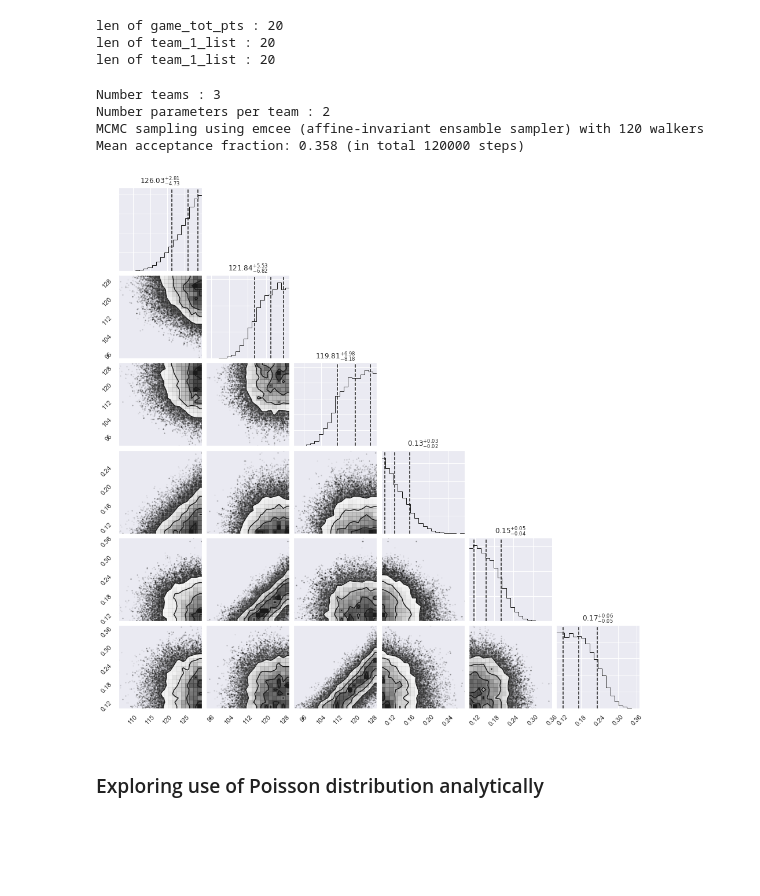
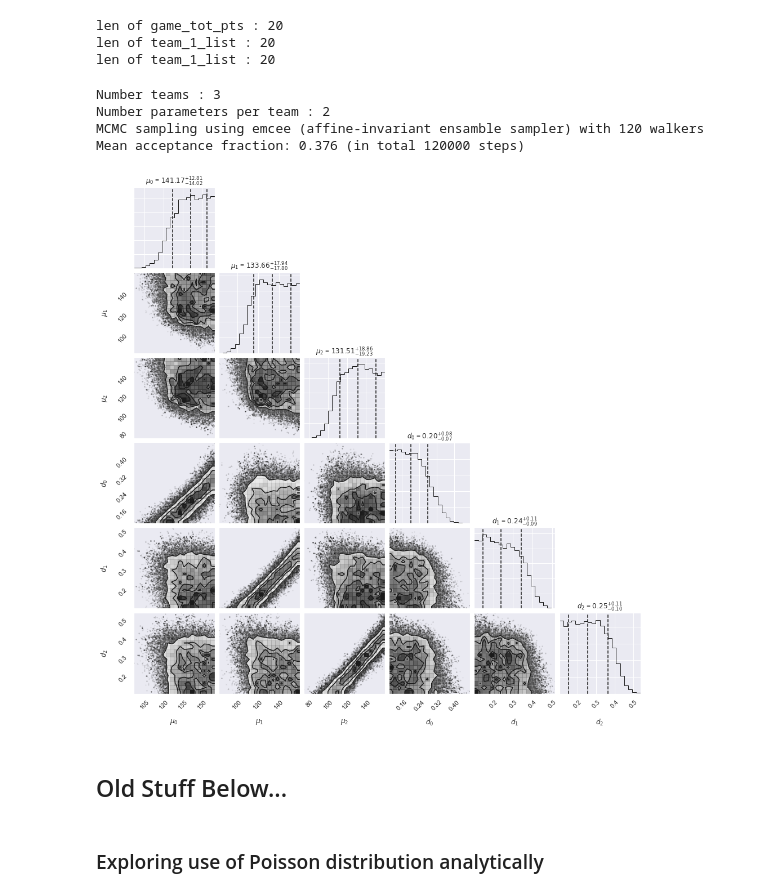
Before and after one commit to erdos2020nbaou/nba_ou_jam, a Jupyter notebook: NBA_Jam_Bayes.ipynb, the cells around one changed output. Drawn from its saved outputs; the diff is of its cells as text; code cells hidden in the pictures; blank space fills up the shorter version.

```diff
--- a/NBA_Jam_Bayes.ipynb
+++ b/NBA_Jam_Bayes.ipynb
@@ -174,7 +174,7 @@ Finally, a team with a defensive efficiency of either 0 (very bad) or 1 (does no
 #our Prior
 #all teams are assumed to have the same scoring and defensive parameters a priori
 min_score = 60.
-max_score = 130.
+max_score = 160.
 
 min_defense = 0.1
 max_defense = 1.
@@ -298,15 +298,23 @@ samples = sampler.chain.reshape((-1, ndim))
 Number teams : 3
 Number parameters per team : 2
 MCMC sampling using emcee (affine-invariant ensamble sampler) with 120 walkers
-Mean acceptance fraction: 0.358 (in total 120000 steps)
+Mean acceptance fraction: 0.376 (in total 120000 steps)
 # %%
 # make a corner plot with the posterior distribution
-fig = corner.corner(samples, #labels=["$\mu$", "$\sigma$"],
-                    #truths=[mu_true, sigma_true],
+chain_labels = []
+for i in range(n_teams):
+    chain_labels.append(r'$\mu_{:}$'.format(i) )
+for i in range(n_teams):
+    chain_labels.append(r'$d_{:}$'.format(i) )
+
+fig = corner.corner(samples,
+                    labels=chain_labels,
                     quantiles=[0.16, 0.5, 0.84],
                     show_titles=True, title_kwargs={"fontsize": 12})
 # %% [output]
-[figure, old version]
+[figure, new version]
+# %% [markdown]
+## Old Stuff Below...
 # %% [markdown]
 ### Exploring use of Poisson distribution analytically
 # %%
```
Also changed, not shown: parts of 1 cell of this notebook.
